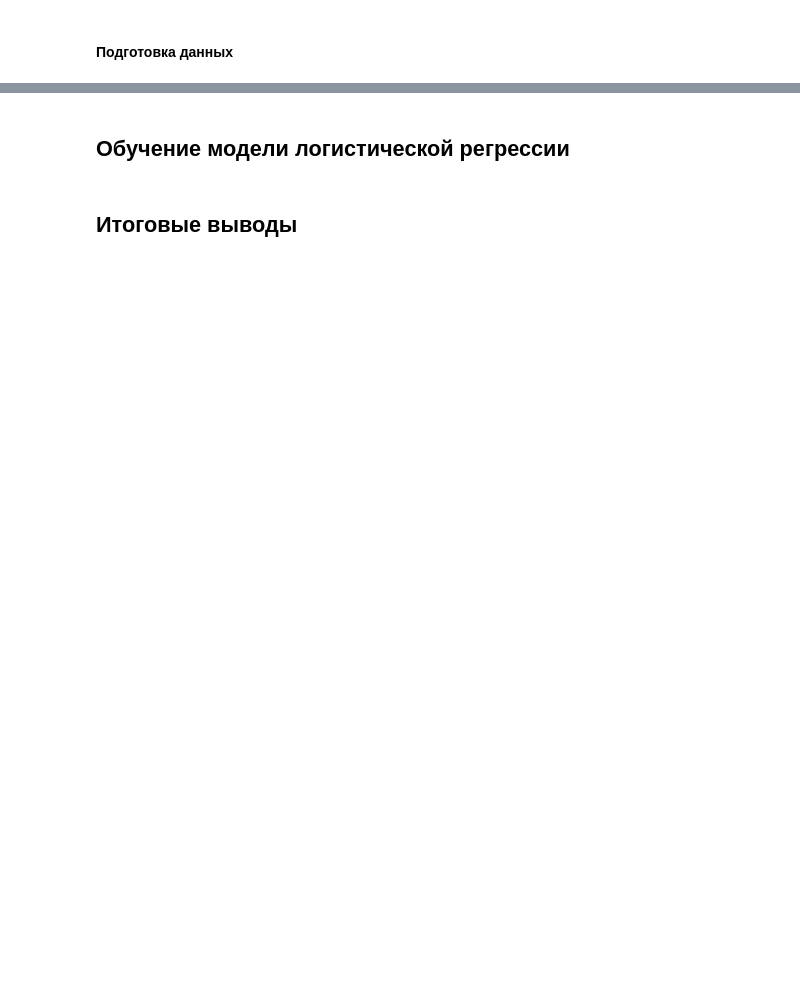
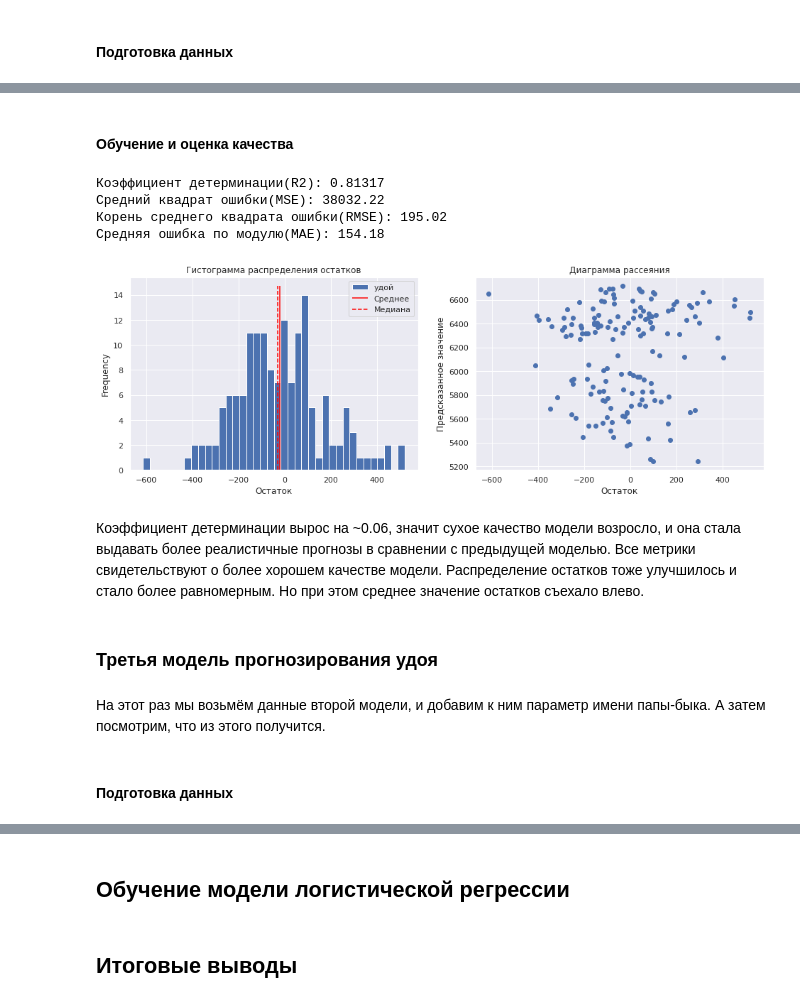
Before and after one commit to Maksim1004/data_science_studying, a Jupyter notebook: cows_and_machine_learning.ipynb, the cells around one changed output, grey strips where cells are left out. Cells and saved outputs as stored; diff of their text form; code cells hidden in the pictures; blank space fills up the shorter version.

```diff
--- a/cows_and_machine_learning.ipynb
+++ b/cows_and_machine_learning.ipynb
@@ -628,0 +681,8 @@ y_pred = model_lr_first.predict(X_test)
+# %%
+X_train, X_test, y_train, y_test = train_test_split(
+    data_lr_second.drop('удой', axis=1),
+    data_lr_second['удой'],
+    random_state = RANDOM_STATE)
+# %%
+X_train, X_test = scale_and_encode(X_train, X_test) # Масштабирование и кодирование входных данных
+display(X_train.head(), X_test.head())
@@ -628,0 +702,23 @@ y_pred = model_lr_first.predict(X_test)
+# %% [markdown]
+#### Обучение и оценка качества
+# %%
+model_lr_second = LinearRegression()
+# %%
+model_lr_second = model_lr_second.fit(X_train, y_train)
+y_pred = model_lr_second.predict(X_test)
+# %%
+lr_metrics(y_test, y_pred, 38) # Вывод метрик
+# %% [output]
+Коэффициент детерминации(R2): 0.81317
+Средний квадрат ошибки(MSE): 38032.22
+Корень среднего квадрата ошибки(RMSE): 195.02
+Средняя ошибка по модулю(MAE): 154.18
+[figure, added]
+# %% [markdown]
+Коэффициент детерминации вырос на ~0.06, значит сухое качество модели возросло, и она стала выдавать более реалистичные прогнозы в сравнении с предыдущей моделью. Все метрики свидетельствуют о более хорошем качестве модели. Распределение остатков тоже улучшилось и стало более равномерным. Но при этом среднее значение остатков съехало влево.
+# %% [markdown]
+### Третья модель прогнозирования удоя
+# %% [markdown]
+На этот раз мы возьмём данные второй модели, и добавим к ним параметр имени папы-быка. А затем посмотрим, что из этого получится.
+# %% [markdown]
+#### Подготовка данных
```
Also changed, not shown: parts of 39 cells of this notebook.
